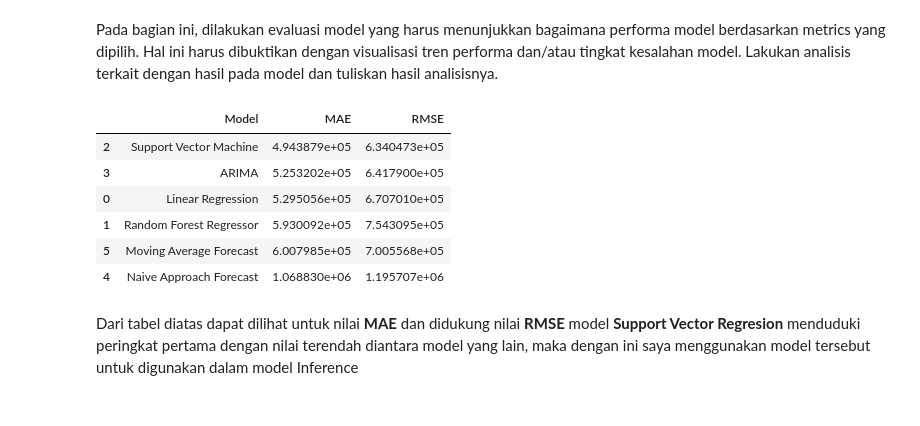
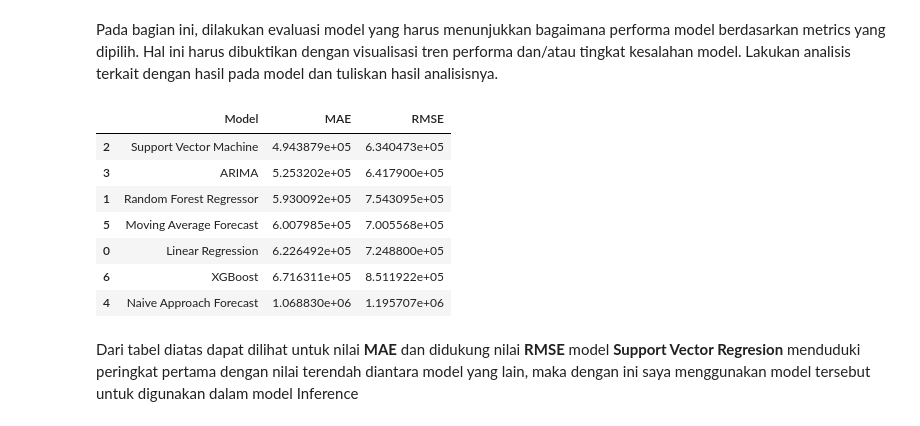
Before and after one commit to andik-alfauzi/Sales-Prediction, a Jupyter notebook: Time_Series_Sales_Prediction.ipynb, the cells around one changed output. Cells and saved outputs as stored; diff of their text form; code cells hidden in the pictures.

```diff
--- a/Time_Series_Sales_Prediction.ipynb
+++ b/Time_Series_Sales_Prediction.ipynb
@@ -831,7 +832,7 @@ np.random.seed(seed)
 tf.random.set_seed(seed)
 
 # Define linear regression model
-linReg = LinearRegression(fit_intercept=True, n_jobs=1)
+linReg = LinearRegression(fit_intercept=False, n_jobs=1)
 linReg.fit(X_train, y_train)
 
 # Applying predict
@@ -1124,0 +1140,31 @@ RMSE - Moving Average Forecast  :  700556.75
+# %%
+%%time
+# Clear session
+seed = 19
+tf.keras.backend.clear_session()
+np.random.seed(seed)
+tf.random.set_seed(seed)
+
+# Define XGBoost model
+xgb = XGBRegressor()
+xgbParams = {'n_estimators':[100, 300, 500, 900],
+             'learning_rate':[0.01, 0.1, 1],
+             'max_depth':[5, 7, 9]}
+xgbModel = GridSearchCV(estimator=xgb, param_grid=xgbParams, cv=7, scoring='neg_mean_absolute_error')
+xgbModel.fit(X_train, y_train)
+
+# Applying predict
+y_predTrainXGB = xgbModel.predict(X_train)
+y_predTestXGB = xgbModel.predict(X_test)
+
+# MAE checking
+maeTrainXGB = round(mean_absolute_error(y_train, y_predTrainXGB), 2)
+rmseTrainXGB = round(sqrt(mean_squared_error(y_train, y_predTrainXGB)), 2)
+maeTestXGB = round(mean_absolute_error(y_test, y_predTestXGB), 2)
+rmseTestXGB = round(sqrt(mean_squared_error(y_test, y_predTestXGB)), 2)
+
+# Display MAE and RMSE
+print('MAE - Train-set - XG-Boost  :', maeTrainXGB)
+print('RMAE - Train-set - XG-Boost :', rmseTrainXGB)
+print('MAE - Test-set - XG-Boost   :', maeTestXGB)
+print('RMSE - Test-set - XG-Boost  :', rmseTestXGB)
@@ -1131,22 +1199,23 @@ Pada bagian ini, dilakukan evaluasi model yang harus menunjukkan bagaimana perfo
 # %%
 # Evaluate the model
 evaluateDF = pd.DataFrame({
     'Model' : ['Linear Regression', 'Random Forest Regressor', 'Support Vector Machine', 'ARIMA',
-               'Naive Approach Forecast', 'Moving Average Forecast'],
-    'MAE' : [maeTestLR, maeTestRF, maeTestSVM, maeArima, maeNaive, maeAvg],
-    'RMSE' : [rmseTestLR, rmseTestRF, rmseTestSVM, rmseArima, rmseNaive, rmseAvg]
+               'Naive Approach Forecast', 'Moving Average Forecast', 'XGBoost'],
+    'MAE' : [maeTestLR, maeTestRF, maeTestSVM, maeArima, maeNaive, maeAvg, maeTestXGB],
+    'RMSE' : [rmseTestLR, rmseTestRF, rmseTestSVM, rmseArima, rmseNaive, rmseAvg, rmseTestXGB]
 })
 
 # Display
 evaluateDF = evaluateDF.sort_values('MAE', ascending=True)
 evaluateDF
 # %% [output]
 |  | Model | MAE | RMSE |
 | 2 | Support Vector Machine | 4.943879e+05 | 6.340473e+05 |
 | 3 | ARIMA | 5.253202e+05 | 6.417900e+05 |
-| 0 | Linear Regression | 5.295056e+05 | 6.707010e+05 |
 | 1 | Random Forest Regressor | 5.930092e+05 | 7.543095e+05 |
 | 5 | Moving Average Forecast | 6.007985e+05 | 7.005568e+05 |
+| 0 | Linear Regression | 6.226492e+05 | 7.248800e+05 |
+| 6 | XGBoost | 6.716311e+05 | 8.511922e+05 |
 | 4 | Naive Approach Forecast | 1.068830e+06 | 1.195707e+06 |
 # %% [markdown]
 Dari tabel diatas dapat dilihat untuk nilai **MAE** dan didukung nilai **RMSE** model **Support Vector Regresion** menduduki peringkat pertama dengan nilai terendah diantara model yang lain, maka dengan ini saya menggunakan model tersebut untuk digunakan dalam model Inference
```
Also changed, not shown: parts of 28 cells of this notebook.
